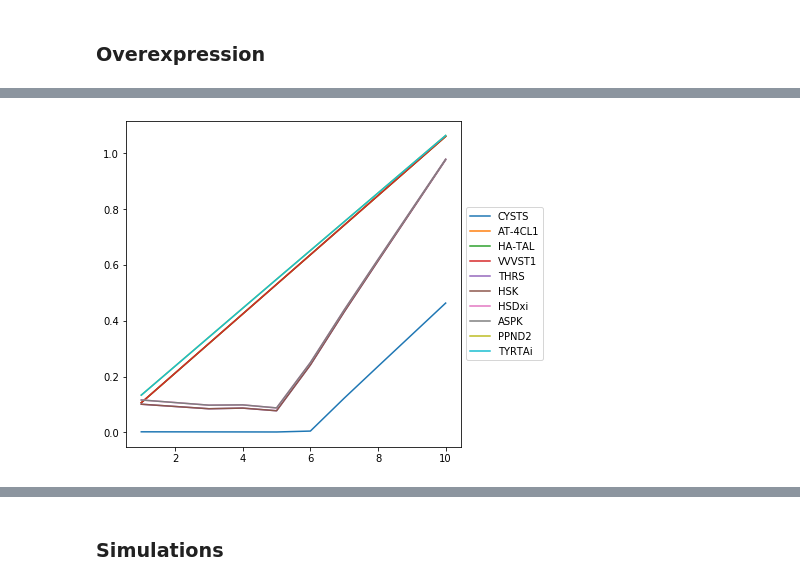
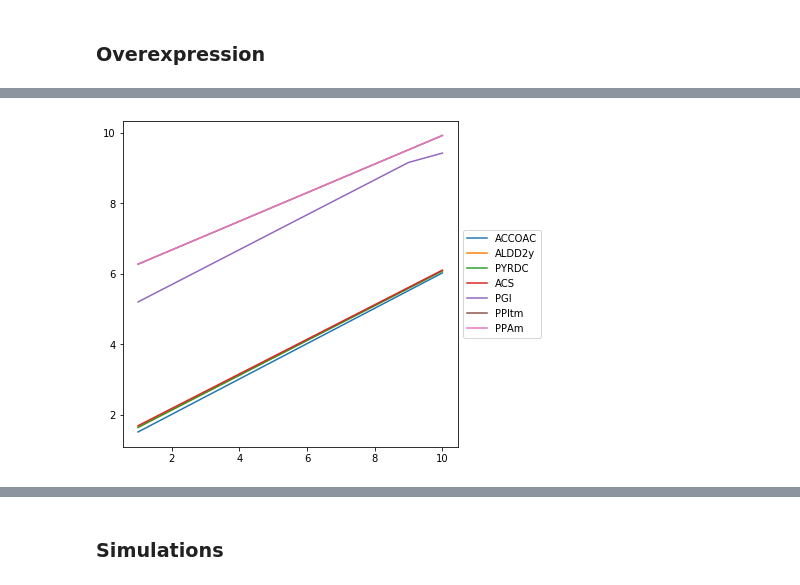
Before and after one commit to 27410/27410-group-assigment-group-4-resveratrol-in-s-cerevisiae, a Jupyter notebook: analysis/05.over_expression.ipynb, the cells around one changed output, grey strips where cells are left out. Saved outputs shown, nothing was run; the diff lists cells and outputs as text; code cells hidden in the pictures.

Commit message:
new model modifications in 05

```diff
--- a/analysis/05.over_expression.ipynb
+++ b/analysis/05.over_expression.ipynb
@@ -24,10 +302,10 @@ model = read_sbml_model("data/models/yeast_resv.xml")
 # %%
 # Apply the Flux Scanning based on Enforced Objective Flux from the cameo package
-fseof = FSEOF(model)
+fseof = FSEOF(m_res_glu)
 # %%
 # Define the final reaction for trans-resveratrol reaction as objective
 ## the result shows that the amount of reaction rate of the reaction VVVST1 has increased by fold 10
-result = fseof.run(target=model.reactions.VVVST1)
+result = fseof.run(target=m_res_glu.reactions.VVVST1)
 df=result.data_frame
 df
 # %% [output]
@@ -117,10 +433,10 @@ H2Ot    H2O transport via diffusion    h2o_e <=> h2o_c    boundaries: (-999999.0
 ### Overexpression
 # %%
 # Filter for reactions theirs flux increases with the resveratrol flux
-df4=df[df[1]<df[10]]
-df4['change']=abs(df4[10]-df4[1])/df4[1]
+df4=df[abs(df[1])<abs(df[10])]
+df4['diff']=abs(df4[10])-abs(df4[1]) #/df4[1]
 print(df4.shape)
-df4.head(3)
+df4.head(10)
 # %% [output]
 A value is trying to be set on a copy of a slice from a DataFrame.
 Try using .loc[row_indexer,col_indexer] = value instead
@@ -151,0 +464,7 @@ df5.head(3)
+# %%
+df5=df4[(abs(df4[10])-abs(df4[1]))>3.4]
+
+# Sort values
+df5=df5.sort_values(by=['diff'], ascending=False)
+print(df5.shape)
+df5.head(10)
@@ -152,11 +481,11 @@ df5.head(3)
 # %%
 # Overexpression of these reactions and more lead to 10-fold increase of resveratrol
-df5.drop(['change'], axis=1, inplace=True)
+df5.drop(['diff'], axis=1, inplace=True)
 df5.head(10).T.plot(figsize=(6,6))
 plt.legend(loc='center left', bbox_to_anchor=(1, 0.5))
 plt.show()
 # %% [output]
-[figure, old version]
+[figure, new version]
 # %%
 over=df5.head(10).index.values.tolist()
 for rx in over:
```
Also changed, not shown: parts of 48 cells of this notebook, 5 other files.
